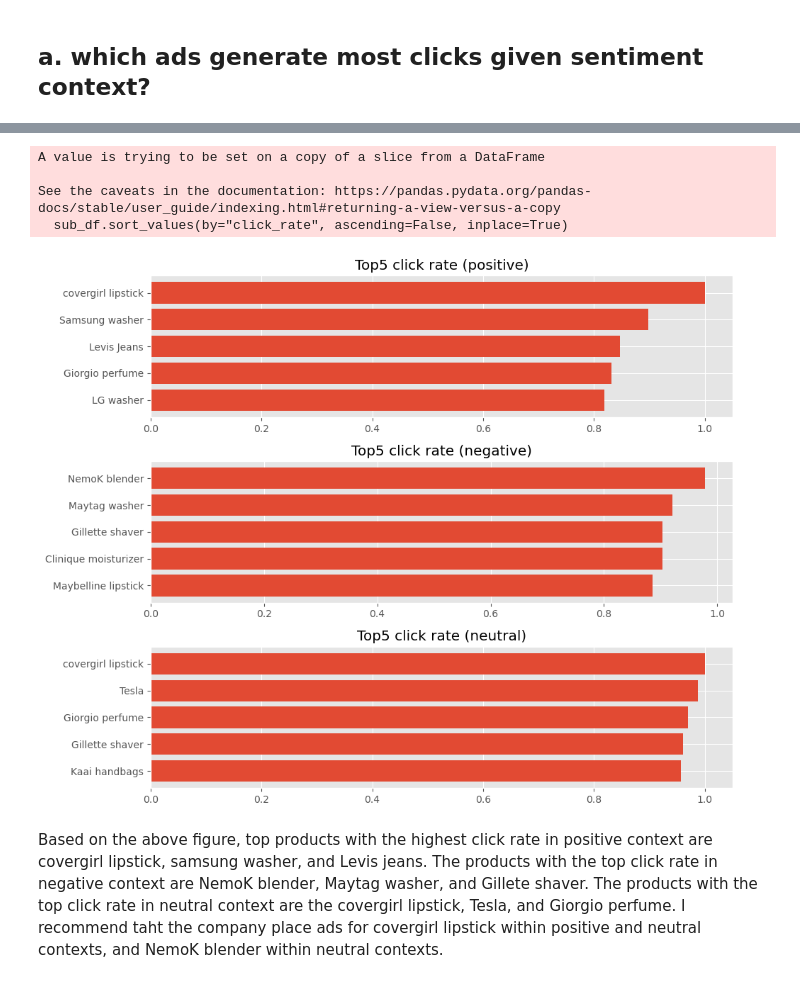
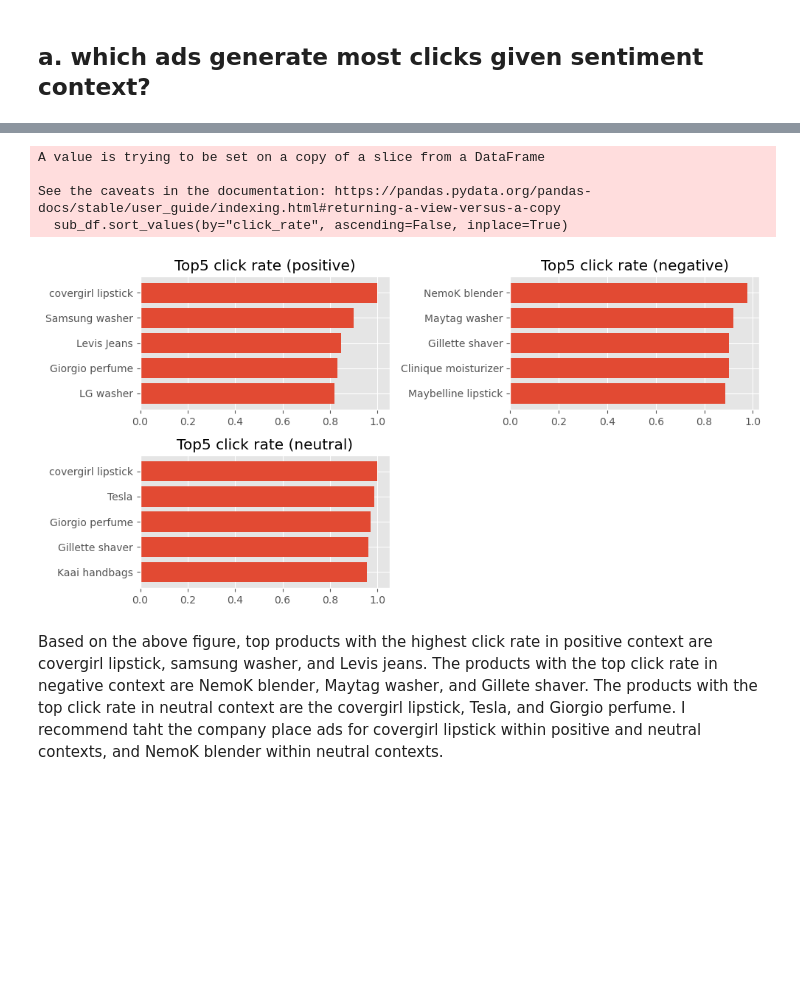
Before and after one commit to xinrui-wang1/products_analysis, a Jupyter notebook: main.ipynb, the cells around one changed output, grey strips where cells are left out. Drawn from its saved outputs; the diff is of its cells as text; code cells hidden in the pictures; blank space fills up the shorter version.

```diff
--- a/main.ipynb
+++ b/main.ipynb
@@ -524,0 +515,20 @@ click_rate_ptype_sent_d
+# %%
+prod_l = list()
+sent_l = list()
+click_l = list()
+sentiment_l = ["positive", "negative", "neutral"]
+
+for p in product_type_l:
+    for s in sentiment_l:
+        prod_l.append(p)
+        sent_l.append(s)
+        click_l.append(compute_click_rate_sent_ptype(p,s))
+
+click_sentiment_ptype_df = pd.DataFrame()
+click_sentiment_ptype_df["product_type"] = prod_l
+click_sentiment_ptype_df["sentiment"] = sent_l
+click_sentiment_ptype_df["click_rate"] = click_l
+
+click_sentiment_ptype_df.sort_values(
+    by="click_rate", ascending=False, inplace=True)
+click_sentiment_ptype_df.head()
@@ -524,0 +542,19 @@ click_rate_ptype_sent_d
+# %%
+sentiment_l = ["positive", "negative", "neutral"]
+
+plt.figure(figsize=(12,6))
+for i in range(len(sentiment_l)):
+    s = sentiment_l[i]
+    sub_df = click_sentiment_ptype_df[click_sentiment_ptype_df["sentiment"] == s]
+    sub_df.sort_values(by="click_rate", ascending=False)
+
+    plt.subplot(2,2,i+1)
+    title = "Top 5 click rates by products (" + str(s) +")"
+    plt.title(title)
+    plt.barh(
+        range(5), sub_df["click_rate"].values[:5][::-1],
+        tick_label=sub_df["product_type"].values[:5][::-1]
+    )
+    plt.xlabel("click rate")
+plt.tight_layout()
+plt.savefig("figures/ptype_click_sent.png")
@@ -835,25 +848,26 @@ click_sentiment_df[click_sentiment_df["sentiment"] == "neutral"]
 # %%
-plt.figure(figsize=(10,8))
+plt.figure(figsize=(10,5))
 for i in range(len(sentiment_l)):
-    plt.subplot(3,1,i+1)
+    plt.subplot(2,2,i+1)
     plt.title("Top5 click rate (" + str(sentiment_l[i]) + ")")
 
     sub_df = click_sentiment_df[
         click_sentiment_df["sentiment"] == sentiment_l[i]]
     sub_df.sort_values(by="click_rate", ascending=False, inplace=True)
 
     plt.barh(
         range(5),
         sub_df["click_rate"].values[:5][::-1],
         tick_label=sub_df["product"].values[:5][::-1])
 
 plt.tight_layout()
+plt.show()
 # %% [output]
 A value is trying to be set on a copy of a slice from a DataFrame
 
 See the caveats in the documentation: https://pandas.pydata.org/pandas-docs/stable/user_guide/indexing.html#returning-a-view-versus-a-copy
   sub_df.sort_values(by="click_rate", ascending=False, inplace=True)
-[figure, old version]
+[figure, new version]
 # %% [markdown]
 Based on the above figure, top products with the highest click rate in positive context are covergirl lipstick, samsung washer, and Levis jeans. The products with the top click rate in negative context are NemoK blender, Maytag washer, and Gillete shaver. The products with the top click rate in neutral context are the covergirl lipstick, Tesla, and Giorgio perfume. I recommend taht the company place ads for covergirl lipstick within positive and neutral contexts, and NemoK blender within neutral contexts.
 # %% [markdown]
```
Also changed, not shown: parts of 11 cells of this notebook, 7 other files.
